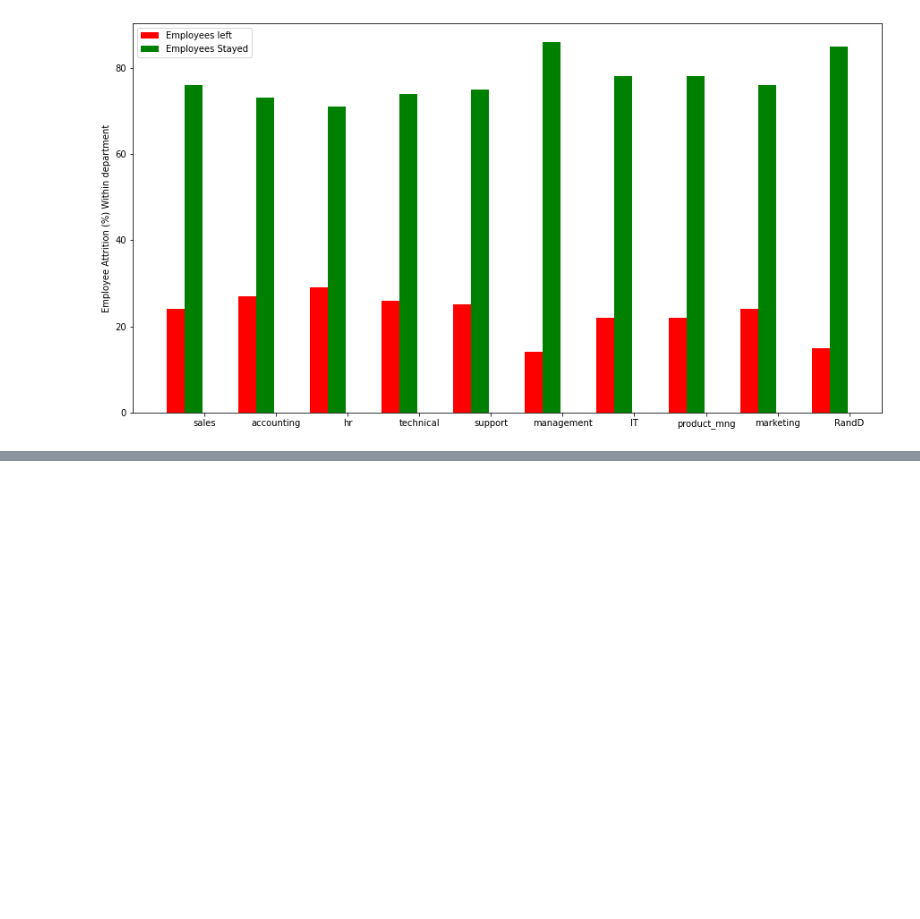
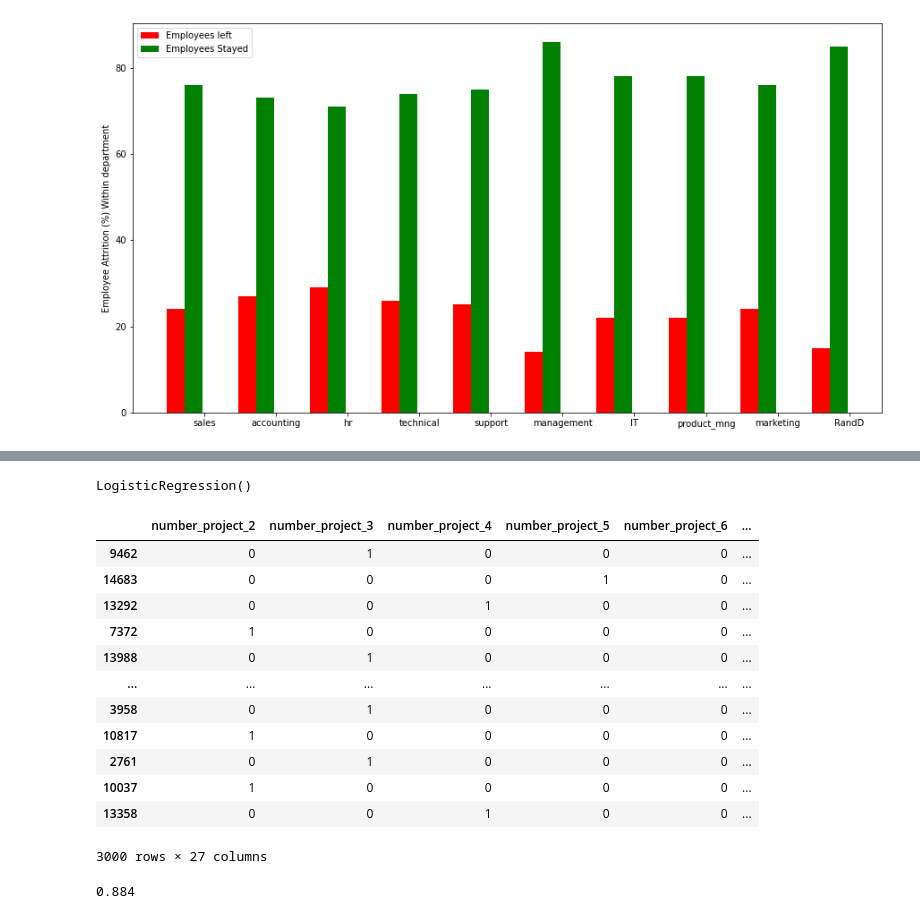
Before and after one commit to varunraj42/CodeBasics, a Jupyter notebook: Logisitc_Reg_CodeBasics.ipynb, the cells around one changed output, grey strips where cells are left out. Drawn from its saved outputs; the diff is of its cells as text; code cells hidden in the pictures; blank space fills up the shorter version.

```diff
--- a/Logisitc_Reg_CodeBasics.ipynb
+++ b/Logisitc_Reg_CodeBasics.ipynb
@@ -188,0 +195,4 @@ plt.legend(['Employees left', 'Employees Stayed'])
+# %%
+X = data[['number_project', 'time_spend_company', 'Department', 'salary']]
+y = data['left'].values.tolist()
+X.head()
@@ -188,0 +206,3 @@ plt.legend(['Employees left', 'Employees Stayed'])
+# %%
+X = pd.get_dummies(X, columns=X.columns)
+X.head()
@@ -188,0 +216,2 @@ plt.legend(['Employees left', 'Employees Stayed'])
+# %%
+X_train,X_test,y_train,y_test = train_test_split(X, y, train_size=0.8)
@@ -188,0 +220,20 @@ plt.legend(['Employees left', 'Employees Stayed'])
+# %%
+model.fit(X_train, y_train)
+# %% [output]
+LogisticRegression()
+# %%
+X_test
+# %% [output]
+|  | number_project_2 | number_project_3 | number_project_4 | number_project_5 | number_project_6 | ... |
+| 9462 | 0 | 1 | 0 | 0 | 0 | ... |
+| 14683 | 0 | 0 | 0 | 1 | 0 | ... |
+| 13292 | 0 | 0 | 1 | 0 | 0 | ... |
+| 7372 | 1 | 0 | 0 | 0 | 0 | ... |
+| 13988 | 0 | 1 | 0 | 0 | 0 | ... |
+| ... | ... | ... | ... | ... | ... | ... |
+| 3958 | 0 | 1 | 0 | 0 | 0 | ... |
+| 10817 | 1 | 0 | 0 | 0 | 0 | ... |
+| 2761 | 0 | 1 | 0 | 0 | 0 | ... |
+| 10037 | 1 | 0 | 0 | 0 | 0 | ... |
+| 13358 | 0 | 0 | 1 | 0 | 0 | ... |
+3000 rows × 27 columns
@@ -188,0 +242,4 @@ plt.legend(['Employees left', 'Employees Stayed'])
+# %%
+model.score(X_test, y_test)
+# %% [output]
+0.884
```
Also changed, not shown: parts of 7 cells of this notebook.
